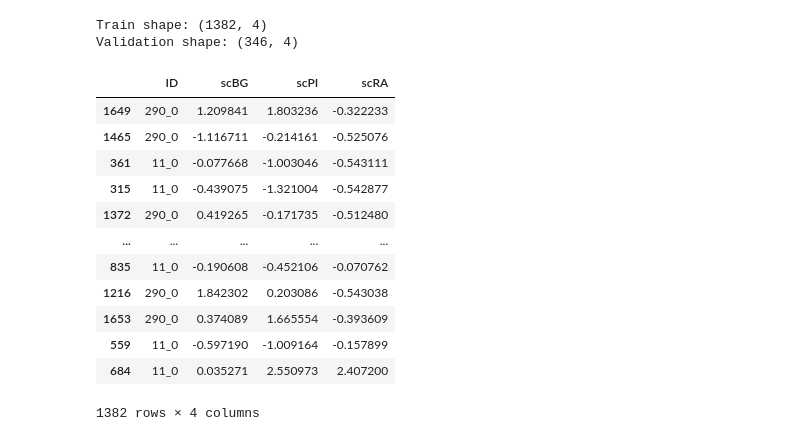
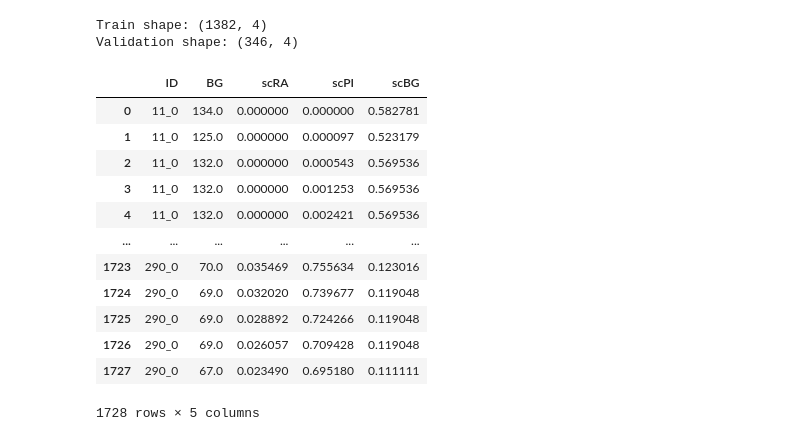
Before and after one commit to oriolbustos/t1d-data-based-digital-twin, a Jupyter notebook: hands-on-part-b.ipynb, the cells around one changed output. Cells and saved outputs as stored; diff of their text form; code cells hidden in the pictures.

Commit message:
fix: training

```diff
--- a/hands-on-part-b.ipynb
+++ b/hands-on-part-b.ipynb
@@ -105,26 +195,21 @@ Validation shape: (346, 4)
 # %%
-# scale columns
-numeric_cols = ['BG', 'PI', 'RA']
-df_train_mean = df_train[numeric_cols].mean()
-df_train_std = df_train[numeric_cols].std()
-df_train_scaled = df_train.copy()
-df_train_scaled[numeric_cols] = (df_train[numeric_cols] - df_train_mean) / df_train_std
+df_scaled = df.copy(deep=True)
 
-# rename columns
-new_column_names = {col: f'sc{col}' for col in numeric_cols}
-df_train_scaled = df_train_scaled.rename(columns=new_column_names)
-df_train_scaled
+df_scaled['iteration'] = df_scaled.groupby('ID').cumcount()
+df_scaled = individual_min_max_scaling(df_scaled, 'misc/', (0,1), False, ['BG', 'RA', 'PI'])
+df_scaled.drop(columns=['PI', 'RA', 'iteration'], inplace=True)
+df_scaled
 # %% [output]
-|  | ID | scBG | scPI | scRA |
-| 1649 | 290_0 | 1.209841 | 1.803236 | -0.322233 |
-| 1465 | 290_0 | -1.116711 | -0.214161 | -0.525076 |
-| 361 | 11_0 | -0.077668 | -1.003046 | -0.543111 |
-| 315 | 11_0 | -0.439075 | -1.321004 | -0.542877 |
-| 1372 | 290_0 | 0.419265 | -0.171735 | -0.512480 |
-| ... | ... | ... | ... | ... |
-| 835 | 11_0 | -0.190608 | -0.452106 | -0.070762 |
-| 1216 | 290_0 | 1.842302 | 0.203086 | -0.543038 |
-| 1653 | 290_0 | 0.374089 | 1.665554 | -0.393609 |
-| 559 | 11_0 | -0.597190 | -1.009164 | -0.157899 |
-| 684 | 11_0 | 0.035271 | 2.550973 | 2.407200 |
+|  | ID | BG | scRA | scPI | scBG |
+| 0 | 11_0 | 134.0 | 0.000000 | 0.000000 | 0.582781 |
+| 1 | 11_0 | 125.0 | 0.000000 | 0.000097 | 0.523179 |
+| 2 | 11_0 | 132.0 | 0.000000 | 0.000543 | 0.569536 |
+| 3 | 11_0 | 132.0 | 0.000000 | 0.001253 | 0.569536 |
+| 4 | 11_0 | 132.0 | 0.000000 | 0.002421 | 0.569536 |
+| ... | ... | ... | ... | ... | ... |
+| 1723 | 290_0 | 70.0 | 0.035469 | 0.755634 | 0.123016 |
+| 1724 | 290_0 | 69.0 | 0.032020 | 0.739677 | 0.119048 |
+| 1725 | 290_0 | 69.0 | 0.028892 | 0.724266 | 0.119048 |
+| 1726 | 290_0 | 69.0 | 0.026057 | 0.709428 | 0.119048 |
+| 1727 | 290_0 | 67.0 | 0.023490 | 0.695180 | 0.111111 |
-1382 rows × 4 columns
+1728 rows × 5 columns
```
Also changed, not shown: parts of 11 cells of this notebook, 3 other files.
